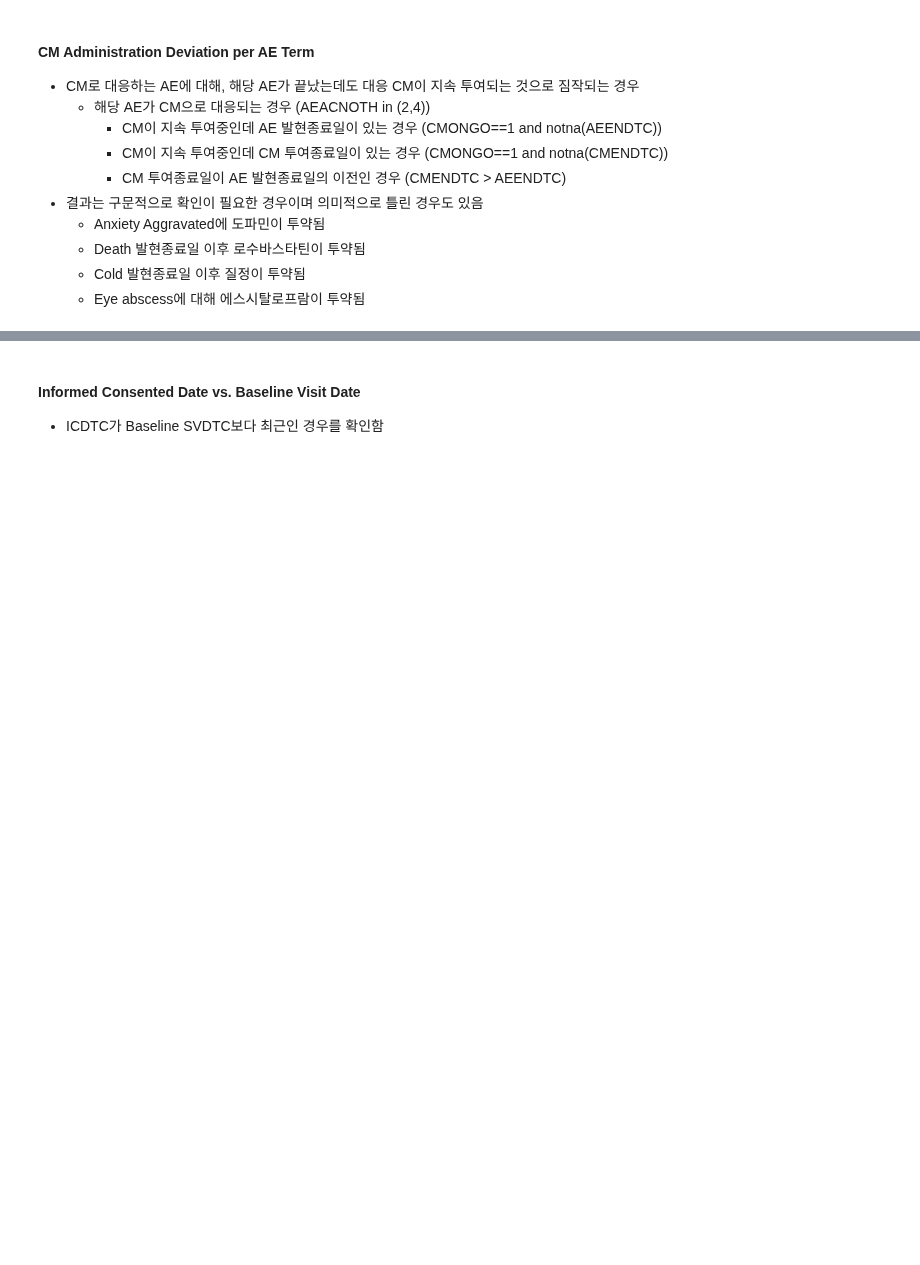
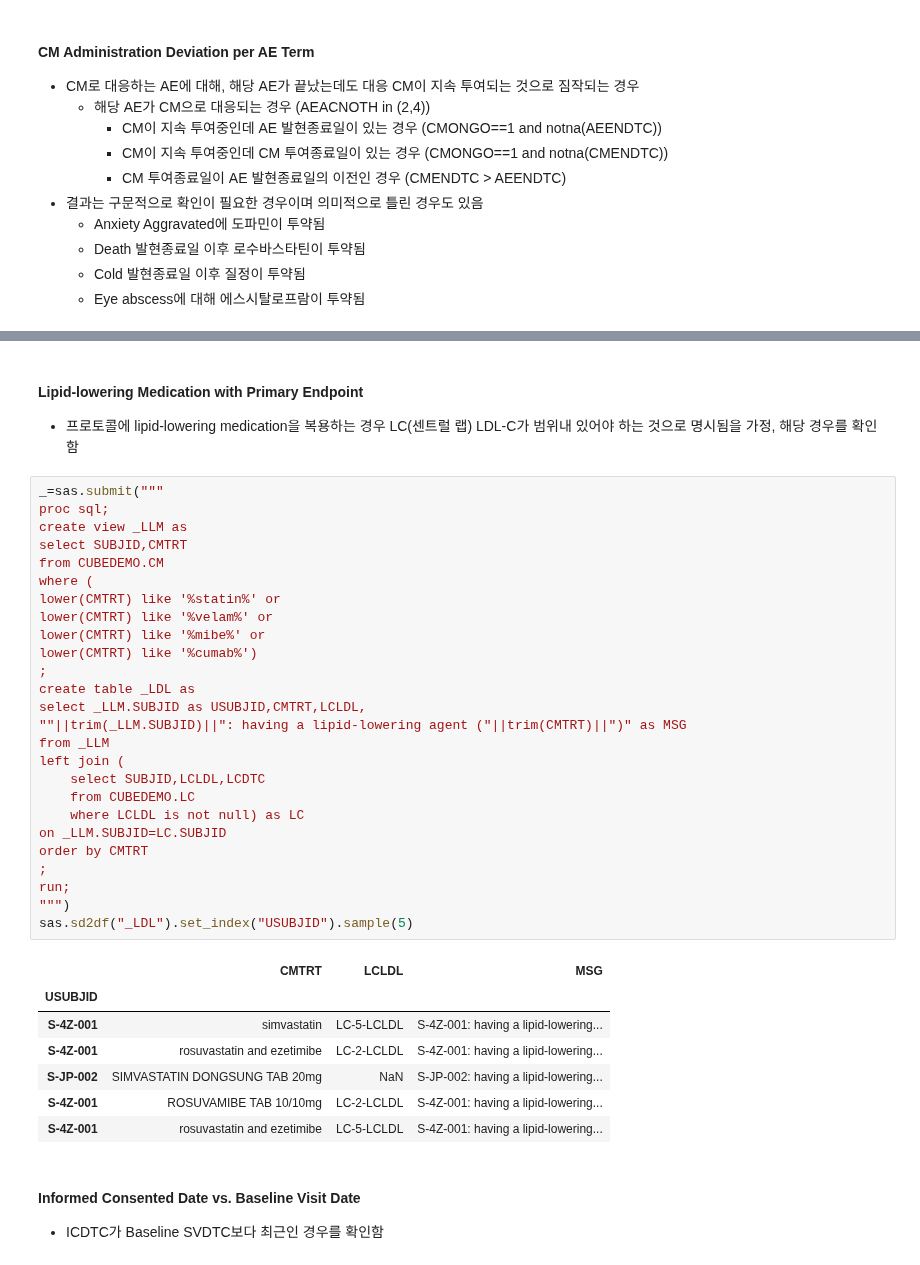
Before and after one commit to beeseosil/pub, a Jupyter notebook: ct/dmc.ipynb, the cells around one changed output, grey strips where cells are left out. Cells and saved outputs as stored; diff of their text form; blank space fills up the shorter version.

```diff
--- a/ct/dmc.ipynb
+++ b/ct/dmc.ipynb
@@ -398,6 +399,43 @@ aecmwd.set_index("USUBJID").sample(5)
 | S-4Z-001 | Death | Death | ROSUVAMIBE TAB 10/10mg | 2017-03-01 | 2017-02-01 | NaN | S-4Z-001: CM adm. date / status d... |
 | S-2Z-011 | Cough | Cough | NEVER COLD CAP | 2017-02-15 | 2017-02-14 | NaN | S-2Z-011: CM adm. date / status d... |
 | S-1Z-018 | Localized itching | Localized itching | PLAKON POWD 3mg | 2016-12-04 | 2016-12-02 | NaN | S-1Z-018: CM adm. date / status d... |
+# %% [markdown]
+#### Lipid-lowering Medication with Primary Endpoint
+* 프로토콜에 lipid-lowering medication을 복용하는 경우 LC(센트럴 랩) LDL-C가 범위내 있어야 하는 것으로 명시됨을 가정, 해당 경우를 확인함
+# %%
+_=sas.submit("""
+proc sql;
+create view _LLM as
+select SUBJID,CMTRT
+from CUBEDEMO.CM
+where (
+lower(CMTRT) like '%statin%' or
+lower(CMTRT) like '%velam%' or
+lower(CMTRT) like '%mibe%' or
+lower(CMTRT) like '%cumab%')
+;
+create table _LDL as
+select _LLM.SUBJID as USUBJID,CMTRT,LCLDL,
+""||trim(_LLM.SUBJID)||": having a lipid-lowering agent ("||trim(CMTRT)||")" as MSG
+from _LLM
+left join (
+	select SUBJID,LCLDL,LCDTC
+	from CUBEDEMO.LC
+	where LCLDL is not null) as LC
+on _LLM.SUBJID=LC.SUBJID
+order by CMTRT
+;
+run;
+""")
+sas.sd2df("_LDL").set_index("USUBJID").sample(5)
+# %% [output]
+|  | CMTRT | LCLDL | MSG |
+| USUBJID |  |  |  |
+| S-4Z-001 | simvastatin | LC-5-LCLDL | S-4Z-001: having a lipid-lowering... |
+| S-4Z-001 | rosuvastatin and ezetimibe | LC-2-LCLDL | S-4Z-001: having a lipid-lowering... |
+| S-JP-002 | SIMVASTATIN DONGSUNG TAB 20mg | NaN | S-JP-002: having a lipid-lowering... |
+| S-4Z-001 | ROSUVAMIBE TAB 10/10mg | LC-2-LCLDL | S-4Z-001: having a lipid-lowering... |
+| S-4Z-001 | rosuvastatin and ezetimibe | LC-5-LCLDL | S-4Z-001: having a lipid-lowering... |
 # %% [markdown]
 #### Informed Consented Date vs. Baseline Visit Date
 * ICDTC가 Baseline SVDTC보다 최근인 경우를 확인함
```
Also changed, not shown: parts of 6 cells of this notebook.
